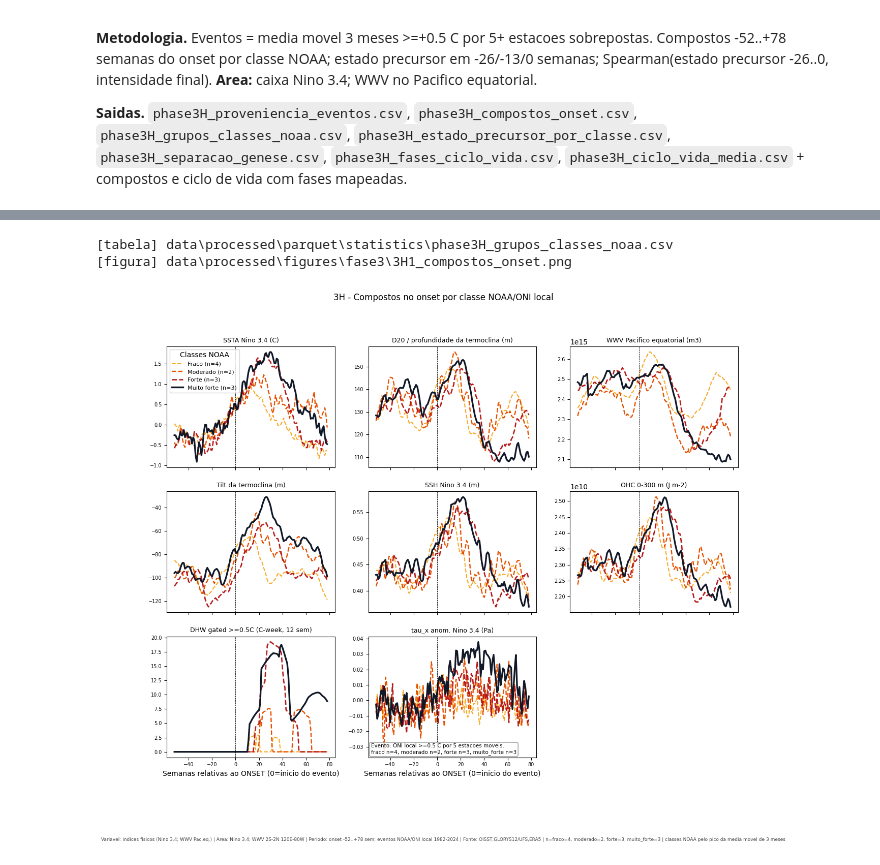
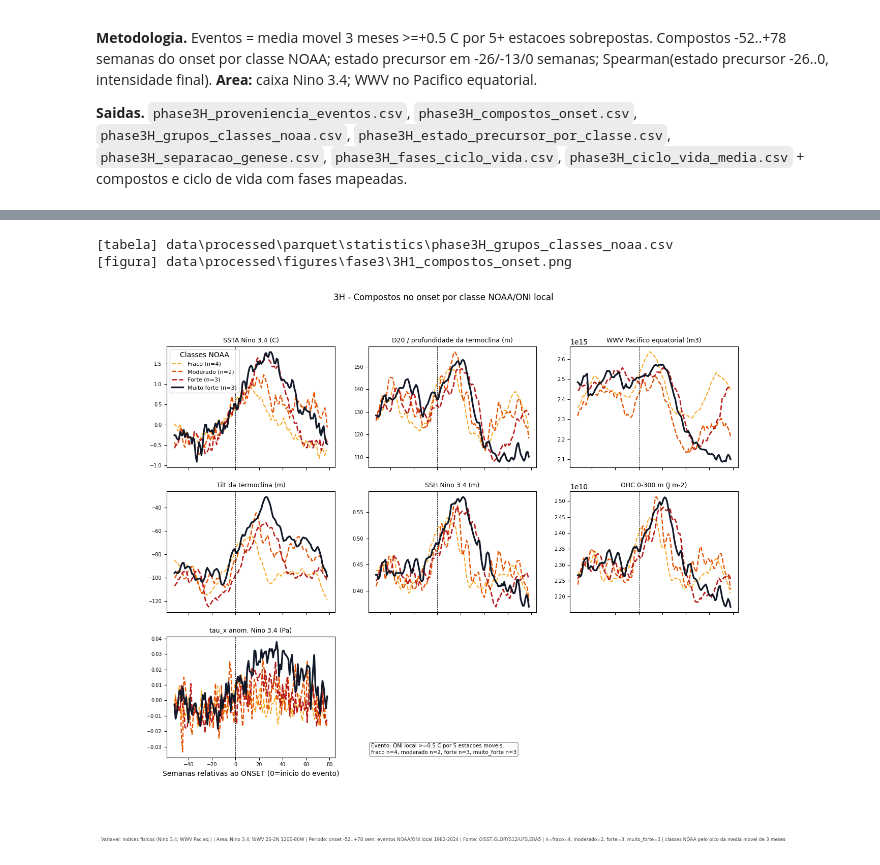
Before and after one commit to thiago-vilar/Nino26, a Jupyter notebook: notebooks/fase3/3H_genese_precursores_classe.ipynb, the cells around one changed output, grey strips where cells are left out. Drawn from its saved outputs; the diff is of its cells as text; code cells hidden in the pictures.

```diff
--- a/notebooks/fase3/3H_genese_precursores_classe.ipynb
+++ b/notebooks/fase3/3H_genese_precursores_classe.ipynb
@@ -39,34 +39,34 @@ el_nino_oisst_2014_2016 muito_forte 2014-10-01
 el_nino_oisst_2018_2019       fraco 2018-10-01
 el_nino_oisst_2023_2024       forte 2023-05-01
 # %%
-VARS=['nino34_ssta','d20_m','wwv','tilt_m','ssh_m','ohc_0_300','dhw_cweek_0p5_12w','tau_x_anom_nino34_pa']; LAGS=list(range(-52,79))
+VARS=['nino34_ssta','d20_m','wwv','tilt_m','ssh_m','ohc_0_300','tau_x_anom_nino34_pa']; LAGS=list(range(-52,79))
 def onset_al(s,o):
     i=s.index.get_indexer([o],method='nearest')[0]; seg=s.iloc[max(0,i-52):i+79]
     rel=((seg.index-s.index[i]).days/7).round().astype(int); return pd.Series(seg.values,index=rel).reindex(LAGS)
 groups=u.elnino_mean_groups(ev)
 comps={g:pd.DataFrame({v:pd.DataFrame([onset_al(w[v],e.event_start) for _,e in gg.iterrows()]).mean() for v in VARS}) for g,gg in groups.items() if len(gg)>0}
 comps['todos_elnino_noaa']=pd.DataFrame({v:pd.DataFrame([onset_al(w[v],e.event_start) for _,e in ev.iterrows()]).mean() for v in VARS})
 pd.concat({g:v for g,v in comps.items() if g!='todos_elnino_noaa'},names=['grupo','sem_rel_onset']).to_csv(u.STATS/'phase3H_compostos_onset.csv')
 u.save_table(u.elnino_mean_group_table()[['grupo','rotulo','definicao']],'phase3H_grupos_classes_noaa.csv',index=False)
 fig,axes=plt.subplots(3,3,figsize=(14.5,10.5),sharex=True)
 for ax,v in zip(axes.flat,VARS):
     for g in u.ELNINO_MEAN_GROUP_ORDER:
         if g in comps:
             meta=u.elnino_group_style(g)
             ax.plot(LAGS,comps[g][v],color=meta['color'],label=f"{meta['rotulo_curto']} (n={len(groups[g])})",lw=meta['linewidth'],ls=meta['linestyle'])
     ax.axvline(0,color='k',ls='--',lw=.6); ax.set_title(u.var_label(v),fontsize=9); ax.tick_params(labelsize=7)
 axes.flat[0].legend(fontsize=8,title='Classes NOAA')
 for ax in axes[-1]: ax.set_xlabel('Semanas relativas ao ONSET (0=inicio do evento)')
 for ax in axes.flat[len(VARS):]: ax.axis('off')
 counts=ev['classe_noaa'].value_counts().to_dict()
 fig.suptitle('3H - Compostos no onset por classe NOAA/ONI local')
 u.add_note(axes.flat[-2], 'Evento: ONI local >=0.5 C por 5 estacoes moveis.\n' + ', '.join(f'{k} n={counts.get(k,0)}' for k in u.ELNINO_MEAN_GROUP_ORDER), loc='lower left')
 u.stamp_caption(fig,variavel='indices fisicos (Nino 3.4; WWV Pac.eq.)',area='Nino 3.4; WWV 2S-2N 120E-80W',periodo='onset -52..+78 sem; eventos NOAA/ONI local 1982-2024',fonte='OISST,GLORYS12/UFS,ERA5',n=', '.join(f"{k}={counts.get(k,0)}" for k in u.ELNINO_MEAN_GROUP_ORDER),extra='classes NOAA pelo pico da media movel de 3 meses')
 u.save_fig(fig,'3H1_compostos_onset.png'); plt.show()
 # %% [output]
 [tabela] data\processed\parquet\statistics\phase3H_grupos_classes_noaa.csv
 [figura] data\processed\figures\fase3\3H1_compostos_onset.png
-[figure, old version]
+[figure, new version]
 # %%
 # Ciclo de vida MEDIO alinhado ao pico real, com as fases mapeadas no grafico:
 # inicio (genese) -> crescimento -> pico -> decaimento. Uma UNICA media para a
```
Also changed, not shown: parts of 3 cells of this notebook, 37 other files.
